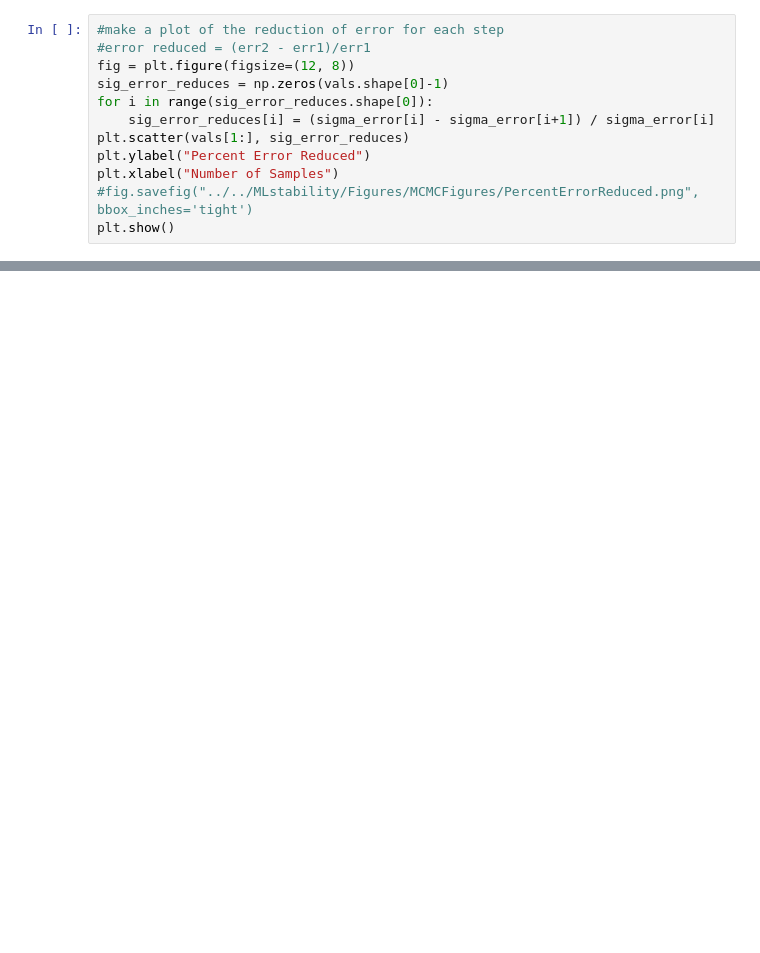
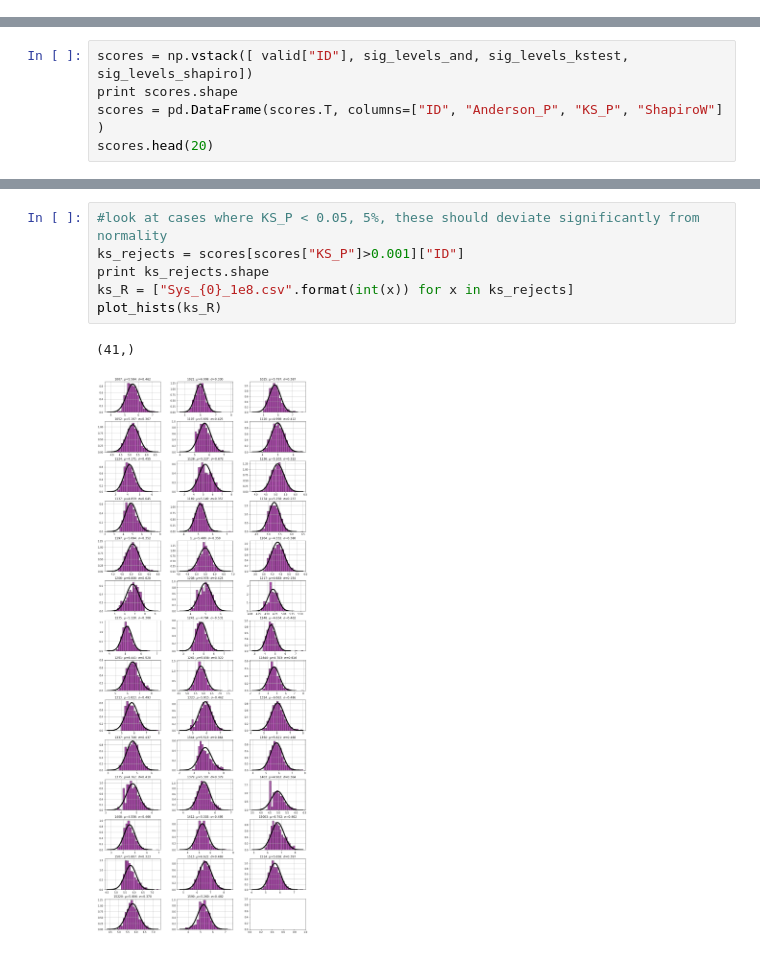
Before and after one commit to dtamayo/MLstability, a Jupyter notebook: Analysis/MCMC_Analysis/One Dimensional Guassian Fit.ipynb, the cells around one changed output, grey strips where cells are left out. Saved outputs shown, nothing was run; the diff lists cells and outputs as text; blank space fills up the shorter version.

```diff
--- a/Analysis/MCMC_Analysis/One Dimensional Guassian Fit.ipynb
+++ b/Analysis/MCMC_Analysis/One Dimensional Guassian Fit.ipynb
@@ -528,12 +0,0 @@ plt.show()
-# %%
-#make a plot of the reduction of error for each step
-#error reduced = (err2 - err1)/err1
-fig = plt.figure(figsize=(12, 8))
-sig_error_reduces = np.zeros(vals.shape[0]-1)
-for i in range(sig_error_reduces.shape[0]):
-    sig_error_reduces[i] = (sigma_error[i] - sigma_error[i+1]) / sigma_error[i]
-plt.scatter(vals[1:], sig_error_reduces)
-plt.ylabel("Percent Error Reduced")
-plt.xlabel("Number of Samples")
-#fig.savefig("../../MLstability/Figures/MCMCFigures/PercentErrorReduced.png", bbox_inches='tight')
-plt.show()
@@ -749,0 +434,5 @@ plt.show()
+# %%
+scores = np.vstack([ valid["ID"], sig_levels_and, sig_levels_kstest, sig_levels_shapiro])
+print scores.shape
+scores = pd.DataFrame(scores.T, columns=["ID", "Anderson_P", "KS_P", "ShapiroW"] )
+scores.head(20)
@@ -749,0 +458,9 @@ plt.show()
+# %%
+#look at cases where KS_P < 0.05, 5%, these should deviate significantly from normality
+ks_rejects = scores[scores["KS_P"]>0.001]["ID"]
+print ks_rejects.shape
+ks_R = ["Sys_{0}_1e8.csv".format(int(x)) for x in ks_rejects]
+plot_hists(ks_R)
+# %% [output]
+(41,)
+[figure, added]
```
Also changed, not shown: parts of 38 cells of this notebook.
